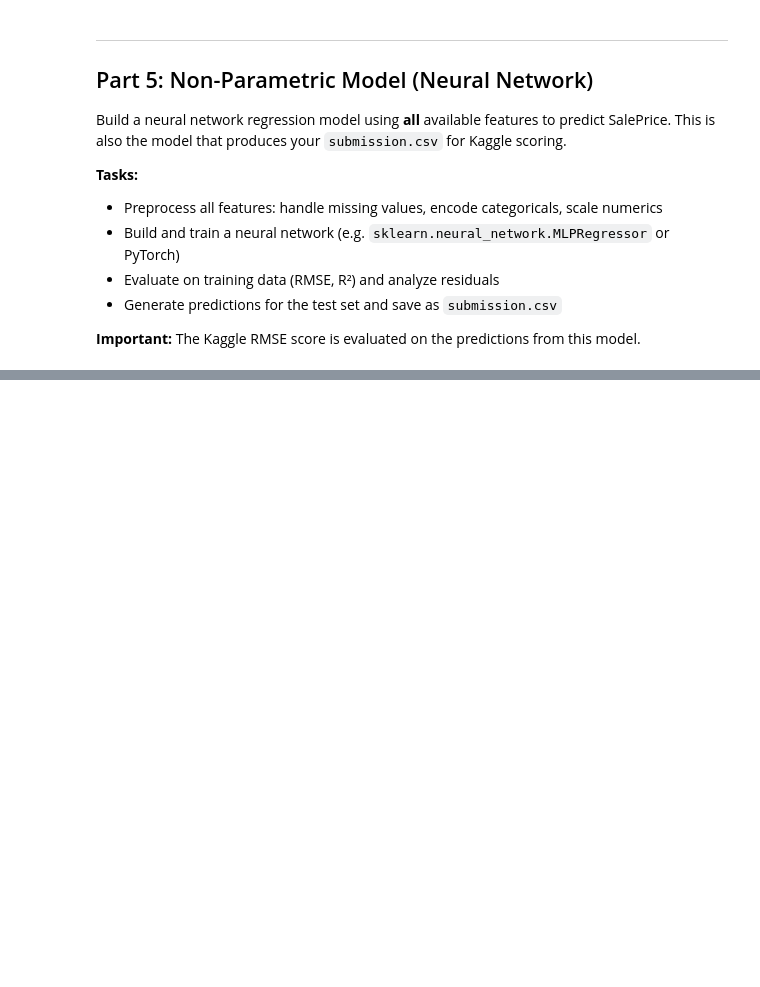
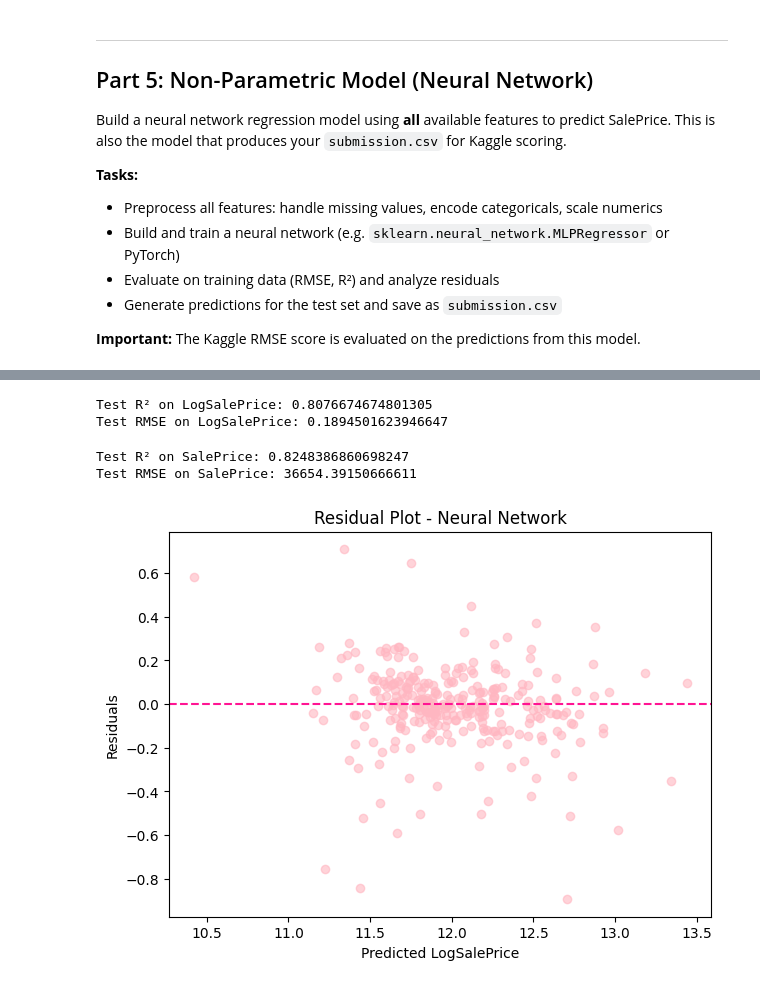
Before and after one commit to em-cd/cstats-project, a Jupyter notebook: project_STUDENTID.ipynb, the cells around one changed output, grey strips where cells are left out. Cells and saved outputs as stored; diff of their text form; code cells hidden in the pictures; blank space fills up the shorter version.

```diff
--- a/project_STUDENTID.ipynb
+++ b/project_STUDENTID.ipynb
@@ -1352,0 +1471,37 @@ Build a neural network regression model using **all** available features to pred
+# %%
+y_pred_log = nn_model.predict(X_test_nn)
+
+# Evaluation on log scale
+rmse_log = np.sqrt(mean_squared_error(y_test_nn, y_pred_log))
+r2_log = r2_score(y_test_nn, y_pred_log)
+
+print("Test R² on LogSalePrice:", r2_log)
+print("Test RMSE on LogSalePrice:", rmse_log)
+# %% [output]
+Test R² on LogSalePrice: 0.8076674674801305
+Test RMSE on LogSalePrice: 0.1894501623946647
+# %%
+# Convert back to SalePrice scale
+y_pred_price = np.expm1(y_pred_log)
+y_test_price = np.expm1(y_test_nn)
+
+rmse_price = np.sqrt(mean_squared_error(y_test_price, y_pred_price))
+r2_price = r2_score(y_test_price, y_pred_price)
+
+print("Test R² on SalePrice:", r2_price)
+print("Test RMSE on SalePrice:", rmse_price)
+# %% [output]
+Test R² on SalePrice: 0.8248386860698247
+Test RMSE on SalePrice: 36654.39150666611
+# %%
+residuals = y_test_nn - y_pred_log
+
+plt.figure(figsize=(7, 5))
+plt.scatter(y_pred_log, residuals, color=pink_light, alpha=0.6)
+plt.axhline(0, linestyle="--", color=pink_dark)
+plt.xlabel("Predicted LogSalePrice")
+plt.ylabel("Residuals")
+plt.title("Residual Plot - Neural Network")
+plt.show()
+# %% [output]
+[figure, added]
```
Also changed, not shown: parts of 17 cells of this notebook.
